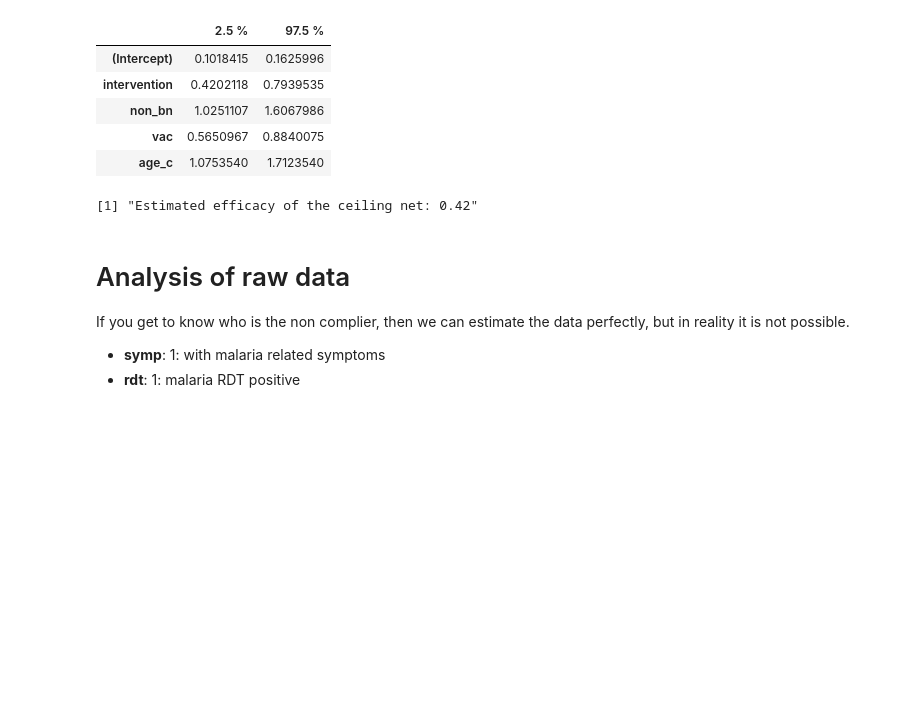
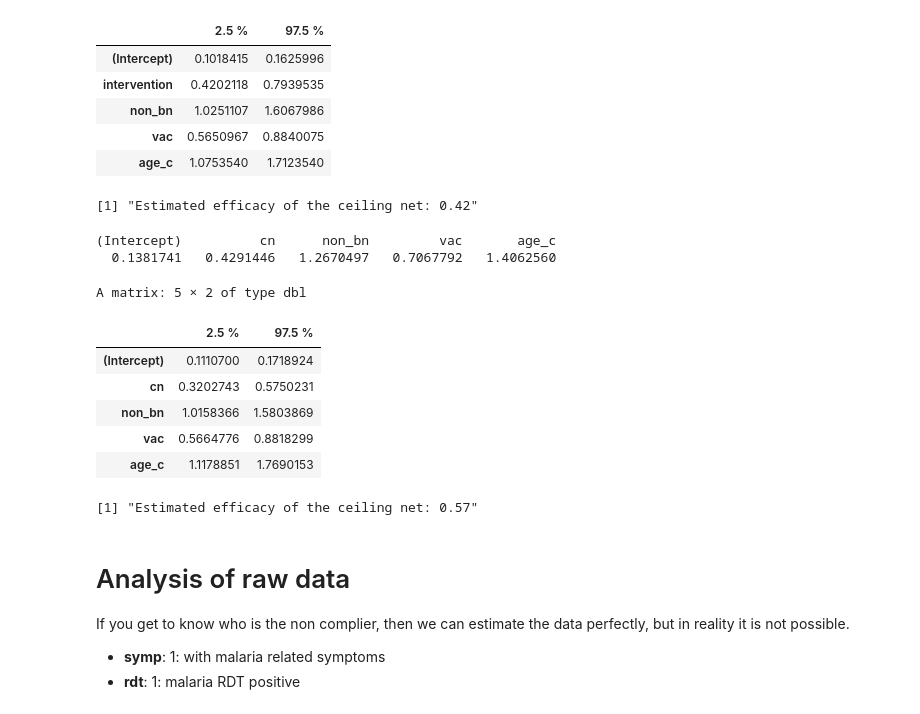
Before and after one commit to KoKYura/KI_PhD_2025, a Jupyter notebook: ki_workshop.ipynb, the cells around one changed output. Saved outputs shown, nothing was run; the diff lists cells and outputs as text; code cells hidden in the pictures; blank space fills up the shorter version.

```diff
--- a/ki_workshop.ipynb
+++ b/ki_workshop.ipynb
@@ -226,0 +208,5 @@ A data.frame: 6 × 15
+# %%
+# df_full <- read.csv("./data_cohort_full.csv")
+df_full <- read.csv("https://raw.githubusercontent.com/KoKYura/KI_PhD_2025/main/data/data_cohort_full.csv")
+
+head(df_full)
@@ -298,6 +310,30 @@ A matrix: 5 × 2 of type dbl
 | vac | 0.5650967 | 0.8840075 |
 | age_c | 1.0753540 | 1.7123540 |
 [1] "Estimated efficacy of the ceiling net: 0.42"
+# %%
+model_pp <- glmer.nb(num_pos ~
+                       cn +
+                       non_bn +
+                       vac +
+                       age_c +
+                       offset(log(total_visit)) +
+                       (1 | cluster_id), data = df_full2)
+# %%
+print(exp(fixef(model_pp)))
+exp(confint(model_pp, parm = "beta_", method = "Wald"))
+
+print(paste0("Estimated efficacy of the ceiling net: ", round(1-exp(fixef(model_pp))[[2]],2)))
+# %% [output]
+(Intercept)          cn      non_bn         vac       age_c
+  0.1381741   0.4291446   1.2670497   0.7067792   1.4062560
+A matrix: 5 × 2 of type dbl
+|  | 2.5 % | 97.5 % |
+| (Intercept) | 0.1110700 | 0.1718924 |
+| cn | 0.3202743 | 0.5750231 |
+| non_bn | 1.0158366 | 1.5803869 |
+| vac | 0.5664776 | 0.8818299 |
+| age_c | 1.1178851 | 1.7690153 |
+[1] "Estimated efficacy of the ceiling net: 0.57"
 # %% [markdown]
 # Analysis of raw data
 
```
Also changed, not shown: parts of 21 cells of this notebook.
